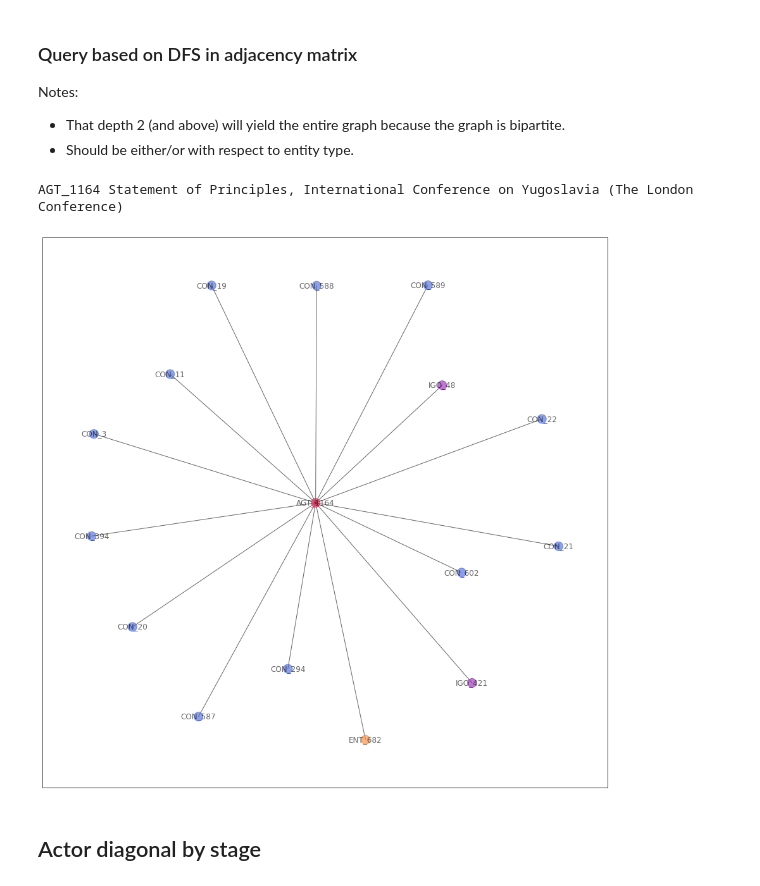
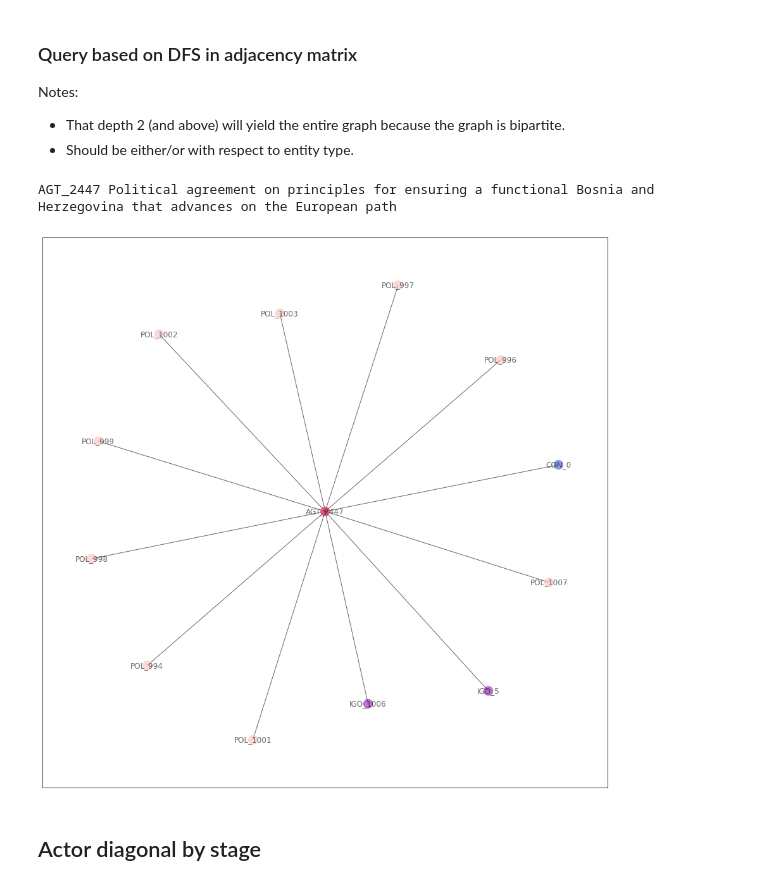
Before and after one commit to niamhhenry/actors, a Jupyter notebook: signatories_streamlit.ipynb, the cells around one changed output. Drawn from its saved outputs; the diff is of its cells as text; code cells hidden in the pictures.

```diff
--- a/signatories_streamlit.ipynb
+++ b/signatories_streamlit.ipynb
@@ -419,21 +419,21 @@ Notes:
 # %%
 
 # Convert a peace process BVRM to an adjacency matrix
 adj_matrix,adj_vertices = binary_to_adjacency(pp_data_dict)
 
 query_vertices = ['CON_19','CON_20','CON_21']
 query_vertices = ['IGO_5','CON_20','CON_4']
-query_vertices = ['AGT_1164']
+query_vertices = ['AGT_2447']
 for vertex in query_vertices:
     print(vertex,data_dict['vertices_dict'][vertex][5])
 print()
 
 query_indices = [adj_vertices.index(vertex) for vertex in query_vertices]
 query_matrix,found_indices = get_query_matrix(query_indices,adj_matrix,operator='OR')
 display_networkx_graph(query_matrix,found_indices,adj_vertices)
 # %% [output]
-AGT_1164 Statement of Principles, International Conference on Yugoslavia (The London Conference)
+AGT_2447 Political agreement on principles for ensuring a functional Bosnia and Herzegovina that advances on the European path
-[figure, old version]
+[figure, new version]
 # %% [markdown]
 ## Actor diagonal by stage
 # %%
```
Also changed, not shown: parts of 4 cells of this notebook.
